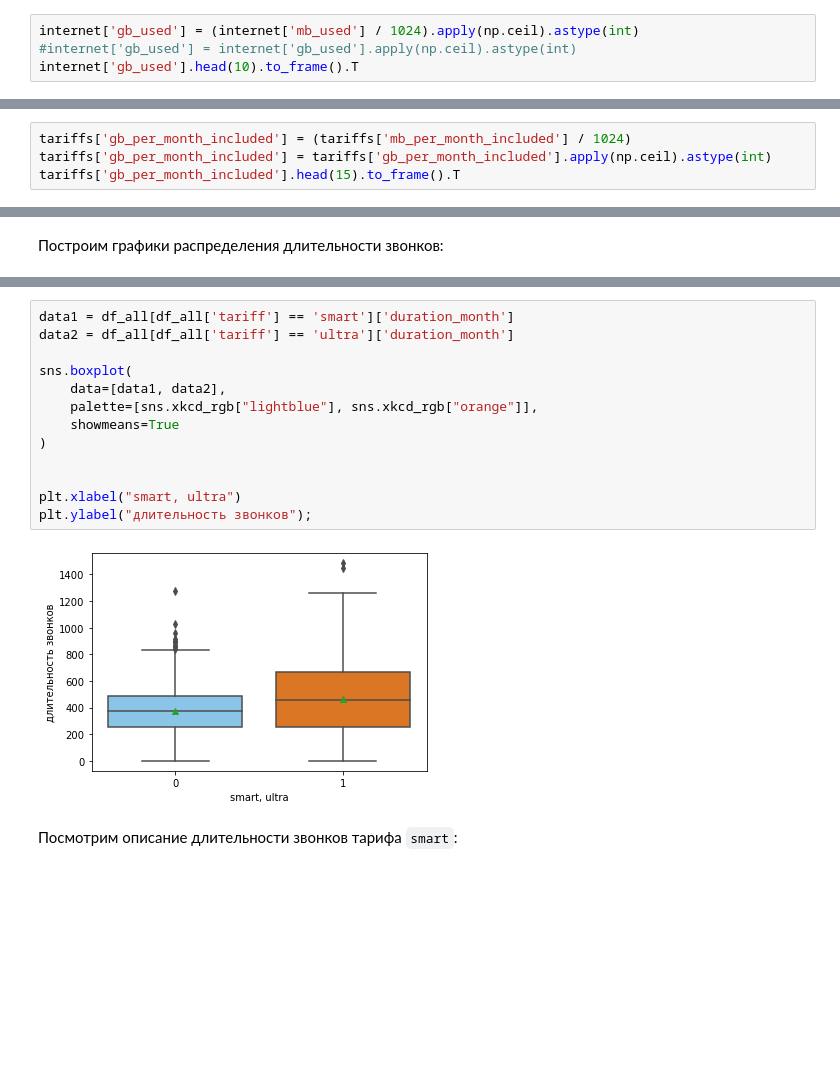
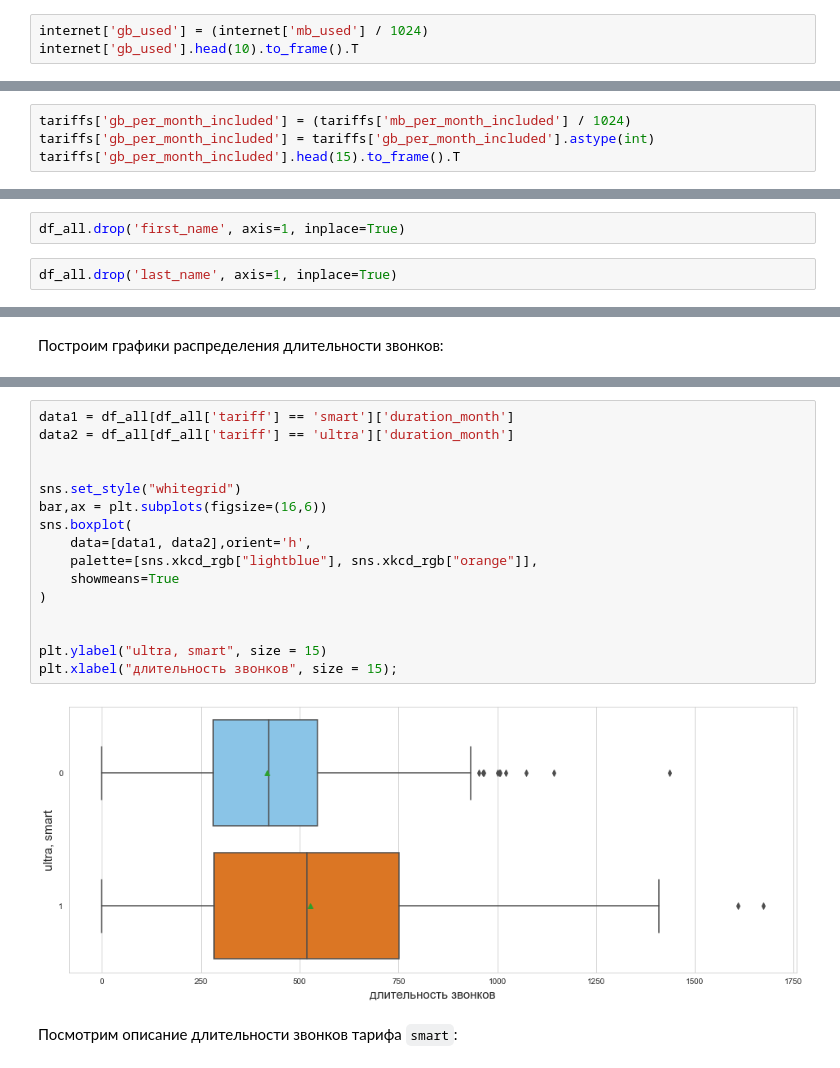
Before and after one commit to skd2314/yandex_practikum_da, a Jupyter notebook: 3_tariff_for_a_telecom_company/tariff_for_telecom.ipynb, the cells around one changed output, grey strips where cells are left out. Drawn from its saved outputs; the diff is of its cells as text; blank space fills up the shorter version.

```diff
--- a/3_tariff_for_a_telecom_company/tariff_for_telecom.ipynb
+++ b/3_tariff_for_a_telecom_company/tariff_for_telecom.ipynb
@@ -363,8 +309,7 @@ internet.sample(10).T
 # %% [markdown]
 Добавим в табллицу internet колонку с траффиком в Гб, округлив до большего значения, согласно условию:
 # %%
-internet['gb_used'] = (internet['mb_used'] / 1024).apply(np.ceil).astype(int)
-#internet['gb_used'] = internet['gb_used'].apply(np.ceil).astype(int)
+internet['gb_used'] = (internet['mb_used'] / 1024)
 internet['gb_used'].head(10).to_frame().T
 # %% [output]
 |  | 0 | 1 | 2 | 3 | 4 | 5 | 6 | 7 | 8 | 9 |
@@ -421,7 +366,7 @@ users.sample(5)
 Изменим данные в tariffs, согласно условию:
 # %%
 tariffs['gb_per_month_included'] = (tariffs['mb_per_month_included'] / 1024)
-tariffs['gb_per_month_included'] = tariffs['gb_per_month_included'].apply(np.ceil).astype(int)
+tariffs['gb_per_month_included'] = tariffs['gb_per_month_included'].astype(int)
 tariffs['gb_per_month_included'].head(15).to_frame().T
 # %% [output]
 |  | 0 | 1 |
@@ -618,3 +651,7 @@ df_all.head()
+# %%
+df_all.drop('first_name', axis=1, inplace=True)
+# %%
+df_all.drop('last_name', axis=1, inplace=True)
 # %%
 df_all.info()
 # %% [output]
@@ -750,18 +789,21 @@ df_all[df_all['duration_month'] == 0]['duration_month'].count()
 # %%
 data1 = df_all[df_all['tariff'] == 'smart']['duration_month']
 data2 = df_all[df_all['tariff'] == 'ultra']['duration_month']
 
+
+sns.set_style("whitegrid")
+bar,ax = plt.subplots(figsize=(16,6))
 sns.boxplot(
-    data=[data1, data2],
+    data=[data1, data2],orient='h',
     palette=[sns.xkcd_rgb["lightblue"], sns.xkcd_rgb["orange"]],
     showmeans=True
 )
 
 
-plt.xlabel("smart, ultra")
-plt.ylabel("длительность звонков");
+plt.ylabel("ultra, smart", size = 15)
+plt.xlabel("длительность звонков", size = 15);
 # %% [output]
-[figure, old version]
+[figure, new version]
 # %% [markdown]
 Посмотрим описание длительности звонков тарифа `smart`:
 # %%
```
Also changed, not shown: parts of 170 cells of this notebook.
